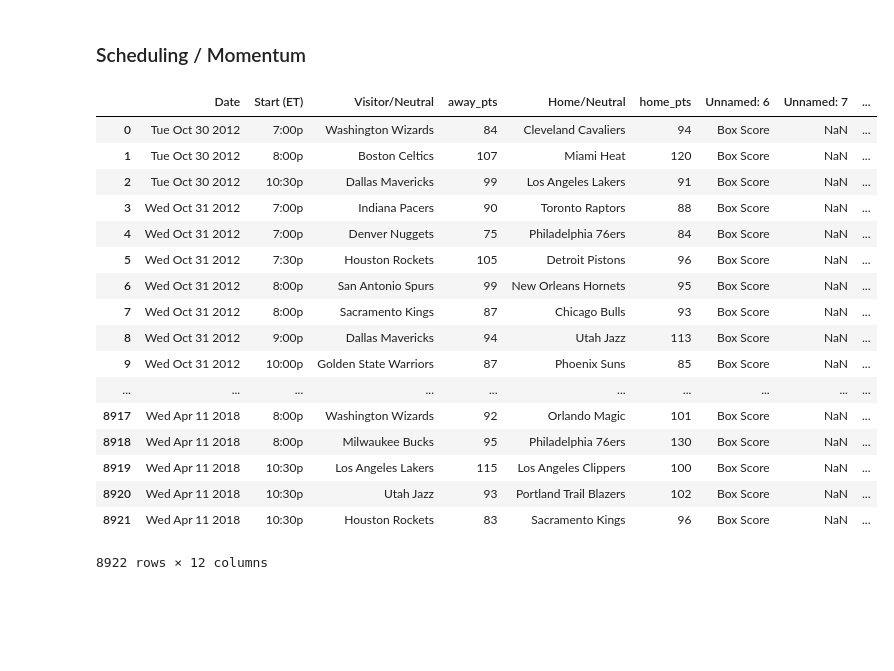
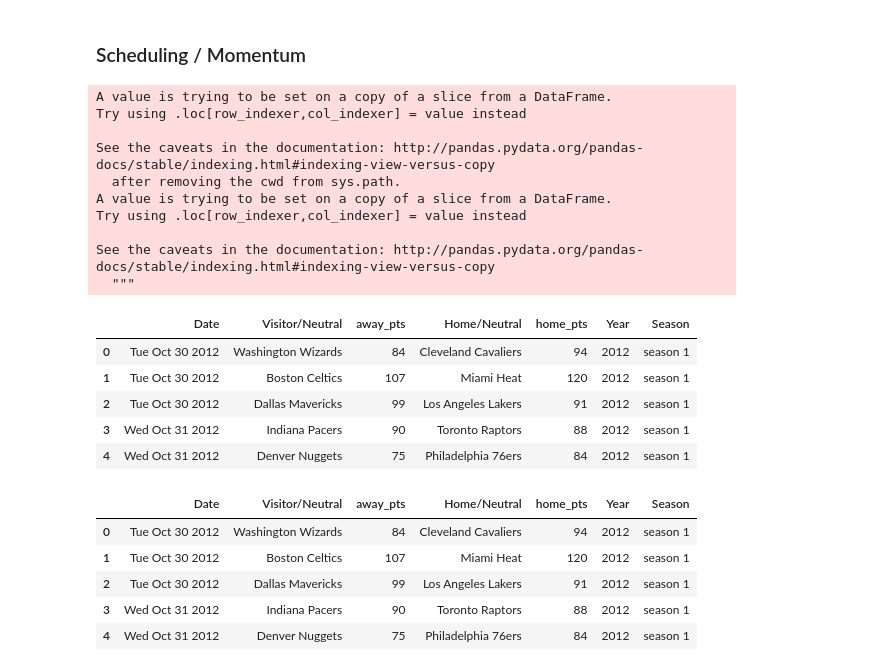
Before and after one commit to jjsahabu/NBA-Game-Predictor, a Jupyter notebook: W207-Final-Project-JJ.ipynb, the cells around one changed output. Saved outputs shown, nothing was run; the diff lists cells and outputs as text; code cells hidden in the pictures; blank space fills up the shorter version.

```diff
--- a/W207-Final-Project.ipynb
+++ b/W207-Final-Project-JJ.ipynb
@@ -201,13 +201,13 @@ plt.show()
 ### Scheduling / Momentum
 # %%
 #Pulling in Schedules per Season
-season_1 = pandas.read_csv("12_13_nba_regular_season_sched.csv")
-season_2 = pandas.read_csv("13_14_nba_regular_season_sched.csv")
-season_3 = pandas.read_csv("13_14_nba_regular_season_sched.csv")
-season_4 = pandas.read_csv("14_15_nba_regular_season_sched.csv")
-season_5 = pandas.read_csv("15_16_nba_regular_season_sched.csv")
-season_6 = pandas.read_csv("16_17_nba_regular_season_sched.csv")
-season_7 = pandas.read_csv("17_18_nba_regular_season_sched.csv")
+season_1 = pd.read_csv("12_13_nba_regular_season_sched.csv")
+season_2 = pd.read_csv("13_14_nba_regular_season_sched.csv")
+season_3 = pd.read_csv("13_14_nba_regular_season_sched.csv")
+season_4 = pd.read_csv("14_15_nba_regular_season_sched.csv")
+season_5 = pd.read_csv("15_16_nba_regular_season_sched.csv")
+season_6 = pd.read_csv("16_17_nba_regular_season_sched.csv")
+season_7 = pd.read_csv("17_18_nba_regular_season_sched.csv")
 
 season_1 = season_1.rename(columns={"PTS": "away_pts", "PTS.1": "home_pts", })
 season_2 = season_2.rename(columns={"PTS": "away_pts", "PTS.1": "home_pts", })
@@ -237,26 +237,34 @@ nba_schedule = nba_schedule.reset_index(drop=True)
 # %%
 year = []
 for i in range(len(nba_schedule)):
     year.append(nba_schedule.Date[i][-4:])
 nba_schedule["Year"] = year
 nba_schedule["Season"] = label
-nba_schedule
+nba_schedule.head()
 # %% [output]
+A value is trying to be set on a copy of a slice from a DataFrame.
+Try using .loc[row_indexer,col_indexer] = value instead
+
+See the caveats in the documentation: http://pandas.pydata.org/pandas-docs/stable/indexing.html#indexing-view-versus-copy
+  after removing the cwd from sys.path.
+A value is trying to be set on a copy of a slice from a DataFrame.
+Try using .loc[row_indexer,col_indexer] = value instead
+
+See the caveats in the documentation: http://pandas.pydata.org/pandas-docs/stable/indexing.html#indexing-view-versus-copy
+  """
-|  | Date | Start (ET) | Visitor/Neutral | away_pts | Home/Neutral | home_pts | Unnamed: 6 | Unnamed: 7 | ... |
-| 0 | Tue Oct 30 2012 | 7:00p | Washington Wizards | 84 | Cleveland Cavaliers | 94 | Box Score | NaN | ... |
-| 1 | Tue Oct 30 2012 | 8:00p | Boston Celtics | 107 | Miami Heat | 120 | Box Score | NaN | ... |
-| 2 | Tue Oct 30 2012 | 10:30p | Dallas Mavericks | 99 | Los Angeles Lakers | 91 | Box Score | NaN | ... |
-| 3 | Wed Oct 31 2012 | 7:00p | Indiana Pacers | 90 | Toronto Raptors | 88 | Box Score | NaN | ... |
-| 4 | Wed Oct 31 2012 | 7:00p | Denver Nuggets | 75 | Philadelphia 76ers | 84 | Box Score | NaN | ... |
-| 5 | Wed Oct 31 2012 | 7:30p | Houston Rockets | 105 | Detroit Pistons | 96 | Box Score | NaN | ... |
-| 6 | Wed Oct 31 2012 | 8:00p | San Antonio Spurs | 99 | New Orleans Hornets | 95 | Box Score | NaN | ... |
-| 7 | Wed Oct 31 2012 | 8:00p | Sacramento Kings | 87 | Chicago Bulls | 93 | Box Score | NaN | ... |
-| 8 | Wed Oct 31 2012 | 9:00p | Dallas Mavericks | 94 | Utah Jazz | 113 | Box Score | NaN | ... |
-| 9 | Wed Oct 31 2012 | 10:00p | Golden State Warriors | 87 | Phoenix Suns | 85 | Box Score | NaN | ... |
-| ... | ... | ... | ... | ... | ... | ... | ... | ... | ... |
-| 8917 | Wed Apr 11 2018 | 8:00p | Washington Wizards | 92 | Orlando Magic | 101 | Box Score | NaN | ... |
-| 8918 | Wed Apr 11 2018 | 8:00p | Milwaukee Bucks | 95 | Philadelphia 76ers | 130 | Box Score | NaN | ... |
-| 8919 | Wed Apr 11 2018 | 10:30p | Los Angeles Lakers | 115 | Los Angeles Clippers | 100 | Box Score | NaN | ... |
-| 8920 | Wed Apr 11 2018 | 10:30p | Utah Jazz | 93 | Portland Trail Blazers | 102 | Box Score | NaN | ... |
-| 8921 | Wed Apr 11 2018 | 10:30p | Houston Rockets | 83 | Sacramento Kings | 96 | Box Score | NaN | ... |
+|  | Date | Visitor/Neutral | away_pts | Home/Neutral | home_pts | Year | Season |
+| 0 | Tue Oct 30 2012 | Washington Wizards | 84 | Cleveland Cavaliers | 94 | 2012 | season 1 |
+| 1 | Tue Oct 30 2012 | Boston Celtics | 107 | Miami Heat | 120 | 2012 | season 1 |
+| 2 | Tue Oct 30 2012 | Dallas Mavericks | 99 | Los Angeles Lakers | 91 | 2012 | season 1 |
+| 3 | Wed Oct 31 2012 | Indiana Pacers | 90 | Toronto Raptors | 88 | 2012 | season 1 |
+| 4 | Wed Oct 31 2012 | Denver Nuggets | 75 | Philadelphia 76ers | 84 | 2012 | season 1 |
-8922 rows × 12 columns
+# %%
+nba_schedule = nba_schedule[["Date", "Visitor/Neutral", "away_pts", "Home/Neutral", "home_pts", "Year", "Season" ]]
+nba_schedule.head()
+# %% [output]
+|  | Date | Visitor/Neutral | away_pts | Home/Neutral | home_pts | Year | Season |
+| 0 | Tue Oct 30 2012 | Washington Wizards | 84 | Cleveland Cavaliers | 94 | 2012 | season 1 |
+| 1 | Tue Oct 30 2012 | Boston Celtics | 107 | Miami Heat | 120 | 2012 | season 1 |
+| 2 | Tue Oct 30 2012 | Dallas Mavericks | 99 | Los Angeles Lakers | 91 | 2012 | season 1 |
+| 3 | Wed Oct 31 2012 | Indiana Pacers | 90 | Toronto Raptors | 88 | 2012 | season 1 |
+| 4 | Wed Oct 31 2012 | Denver Nuggets | 75 | Philadelphia 76ers | 84 | 2012 | season 1 |
```
Also changed, not shown: parts of 6 cells of this notebook.
